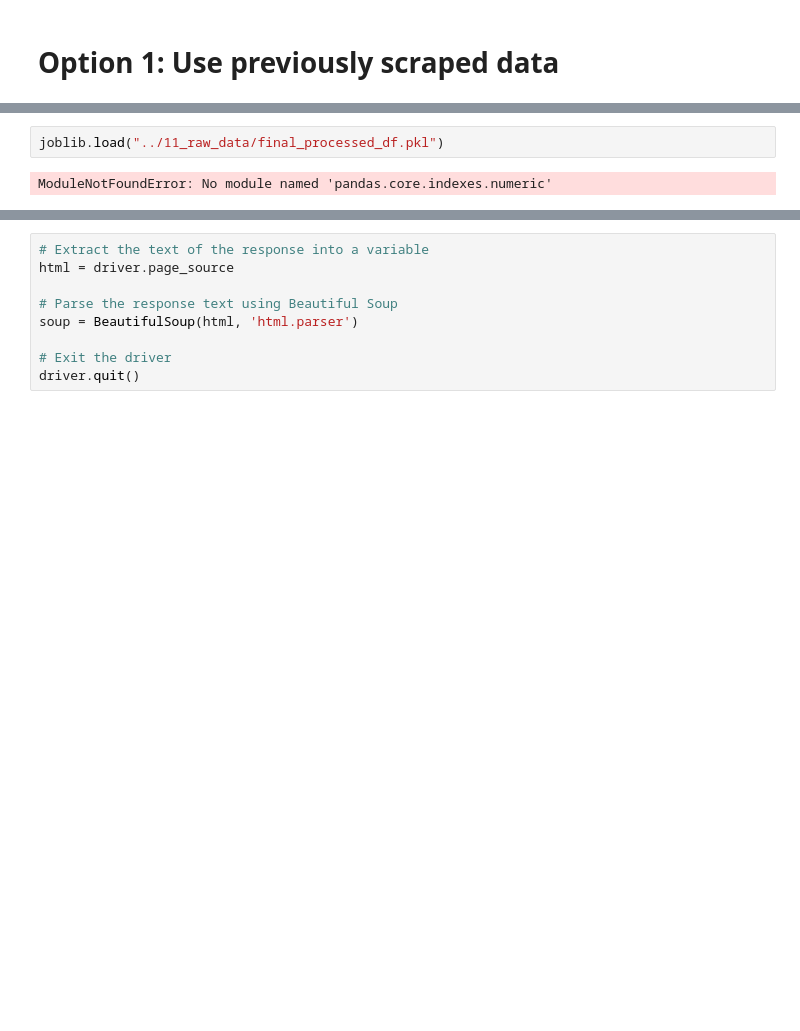
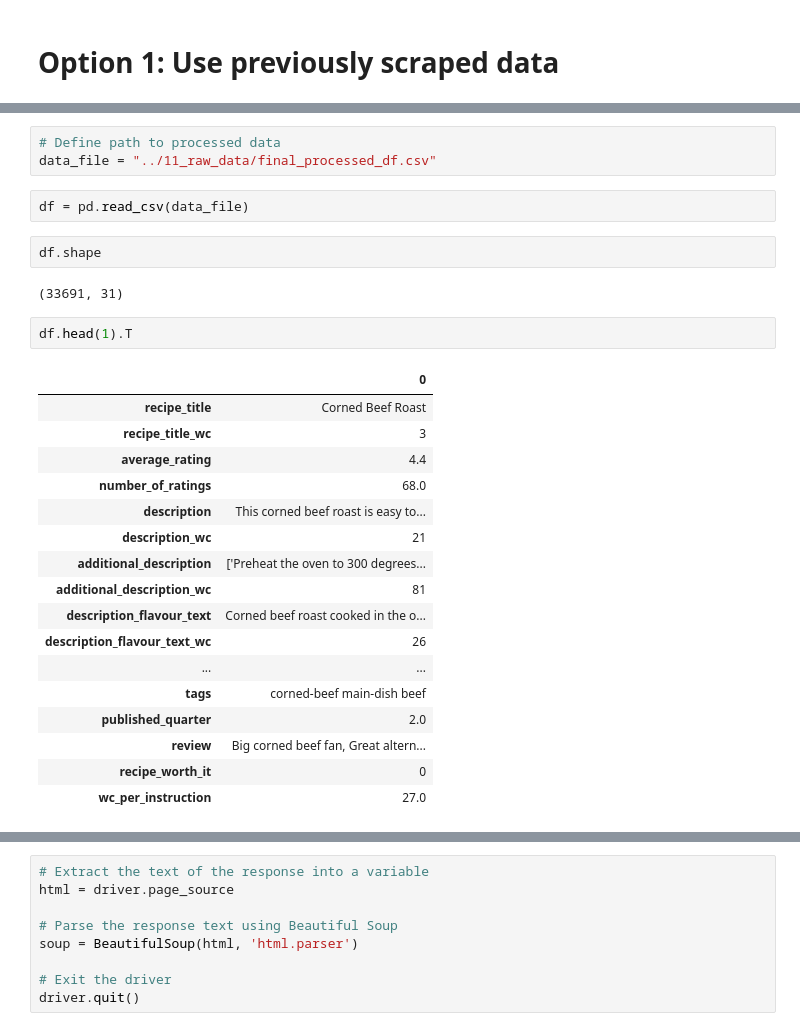
Before and after one commit to andrewyewcy/recipe_classifier, a Jupyter notebook: 30_automation/get_data_dev.ipynb, the cells around one changed output, grey strips where cells are left out. Saved outputs shown, nothing was run; the diff lists cells and outputs as text; blank space fills up the shorter version.

Commit message:
Completed part 1 of scraping recipes

```diff
--- a/30_automation/get_data_dev.ipynb
+++ b/30_automation/get_data_dev.ipynb
@@ -27,4 +11,29 @@ pd.DataFrame(data)
-# %%
-joblib.load("../11_raw_data/final_processed_df.pkl")
-# %% [output]
-ModuleNotFoundError: No module named 'pandas.core.indexes.numeric'
+# %%
+# Define path to processed data
+data_file = "../11_raw_data/final_processed_df.csv"
+# %%
+df = pd.read_csv(data_file)
+# %%
+df.shape
+# %% [output]
+(33691, 31)
+# %%
+df.head(1).T
+# %% [output]
+|  | 0 |
+| recipe_title | Corned Beef Roast |
+| recipe_title_wc | 3 |
+| average_rating | 4.4 |
+| number_of_ratings | 68.0 |
+| description | This corned beef roast is easy to... |
+| description_wc | 21 |
+| additional_description | ['Preheat the oven to 300 degrees... |
+| additional_description_wc | 81 |
+| description_flavour_text | Corned beef roast cooked in the o... |
+| description_flavour_text_wc | 26 |
+| ... | ... |
+| tags | corned-beef main-dish beef |
+| published_quarter | 2.0 |
+| review | Big corned beef fan, Great altern... |
+| recipe_worth_it | 0 |
+| wc_per_instruction | 27.0 |
```
Also changed, not shown: parts of 28 cells of this notebook.
